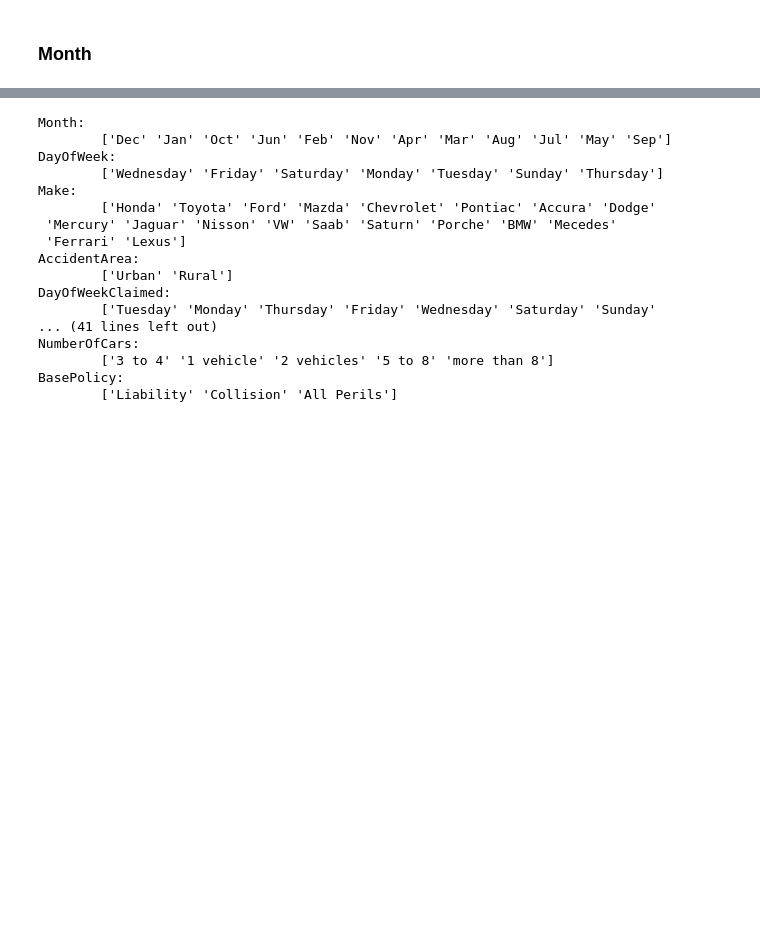
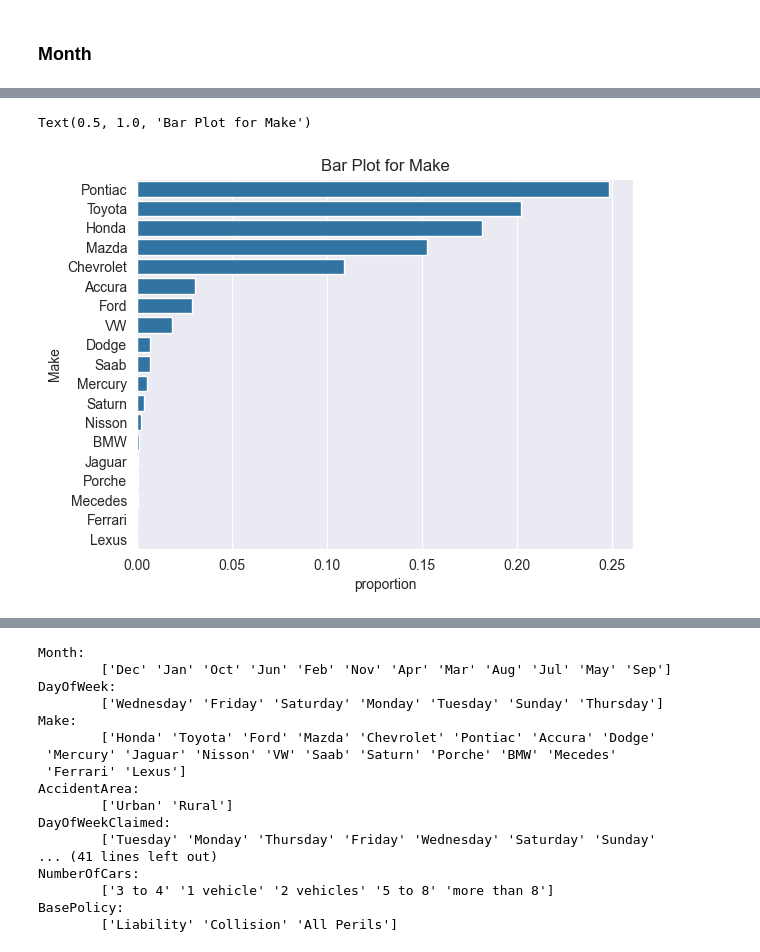
Before and after one commit to aburgosn-ds/ML_claim_fraud_detection, a Jupyter notebook: notebook.ipynb, the cells around one changed output, grey strips where cells are left out. Cells and saved outputs as stored; diff of their text form; code cells hidden in the pictures; blank space fills up the shorter version.

```diff
--- a/notebook.ipynb
+++ b/notebook.ipynb
@@ -369,0 +459,4 @@ There are 27 categorical features:
+# %%
+# Frecuency Table
+make_fq_table = utils.show_value_counts(X_df, 'Make', sort_index=False, ascending=False)
+make_fq_table
@@ -369,0 +482,6 @@ There are 27 categorical features:
+# %%
+sns.countplot(data=X_df, y='Make', stat='proportion', order=make_fq_table.index)
+plt.title("Bar Plot for Make")
+# %% [output]
+Text(0.5, 1.0, 'Bar Plot for Make')
+[figure, added]
```
Also changed, not shown: parts of 39 cells of this notebook.
